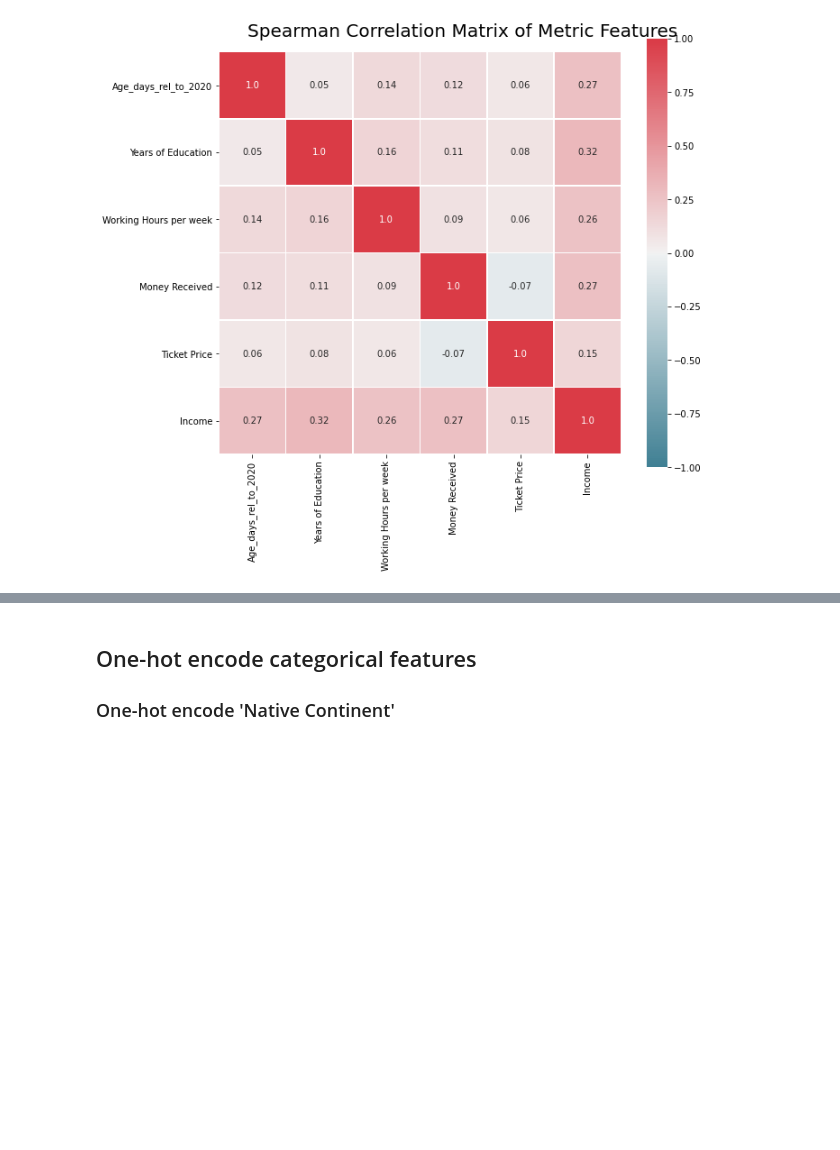
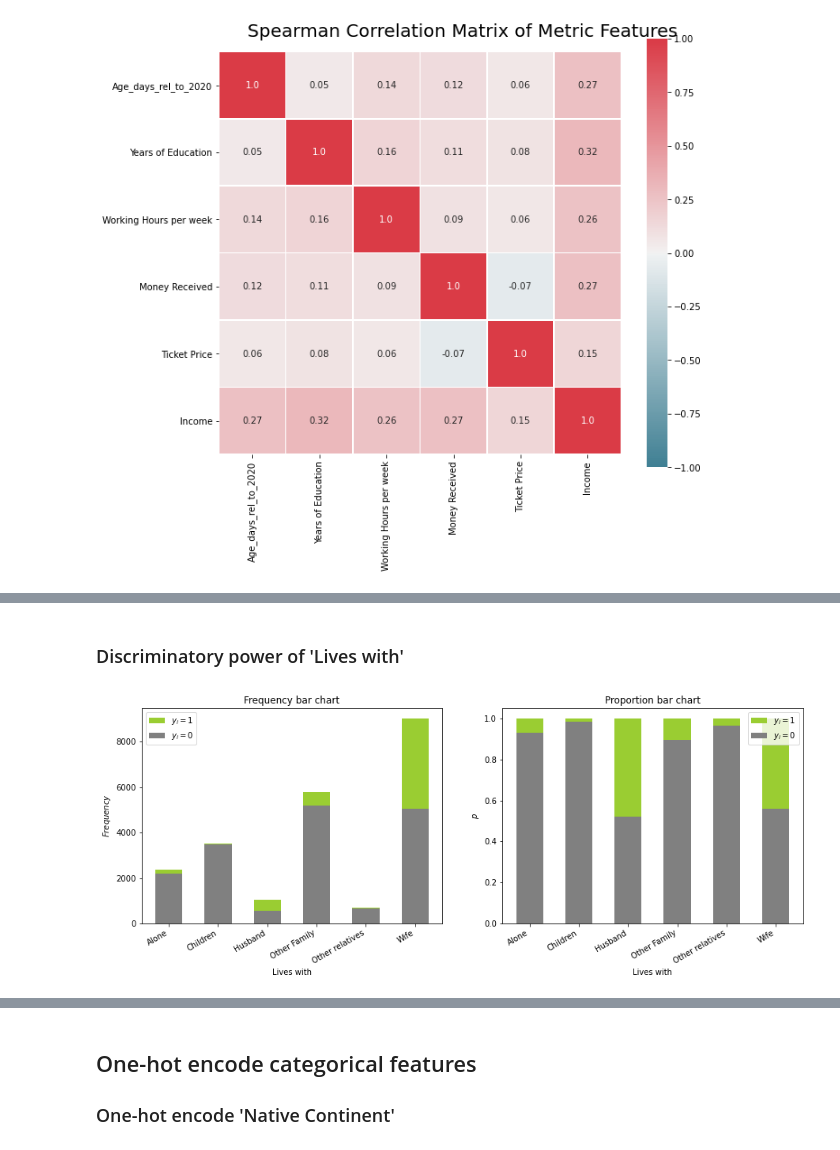
Before and after one commit to ph1001/Group-Project-Machine-Learning-Group-50, a Jupyter notebook: Group50_ML202021_Predictive_Notebook.ipynb, the cells around one changed output, grey strips where cells are left out. Drawn from its saved outputs; the diff is of its cells as text; code cells hidden in the pictures; blank space fills up the shorter version.

```diff
--- a/Group50_ML202021_Predictive_Notebook.ipynb
+++ b/Group50_ML202021_Predictive_Notebook.ipynb
@@ -249,0 +297,6 @@ plt.show()
+# %% [markdown]
+### Discriminatory power of 'Lives with'
+# %%
+bar_charts_categorical(train, 'Lives with', 'Income', 30)
+# %% [output]
+[figure, added]
```
Also changed, not shown: parts of 25 cells of this notebook.
